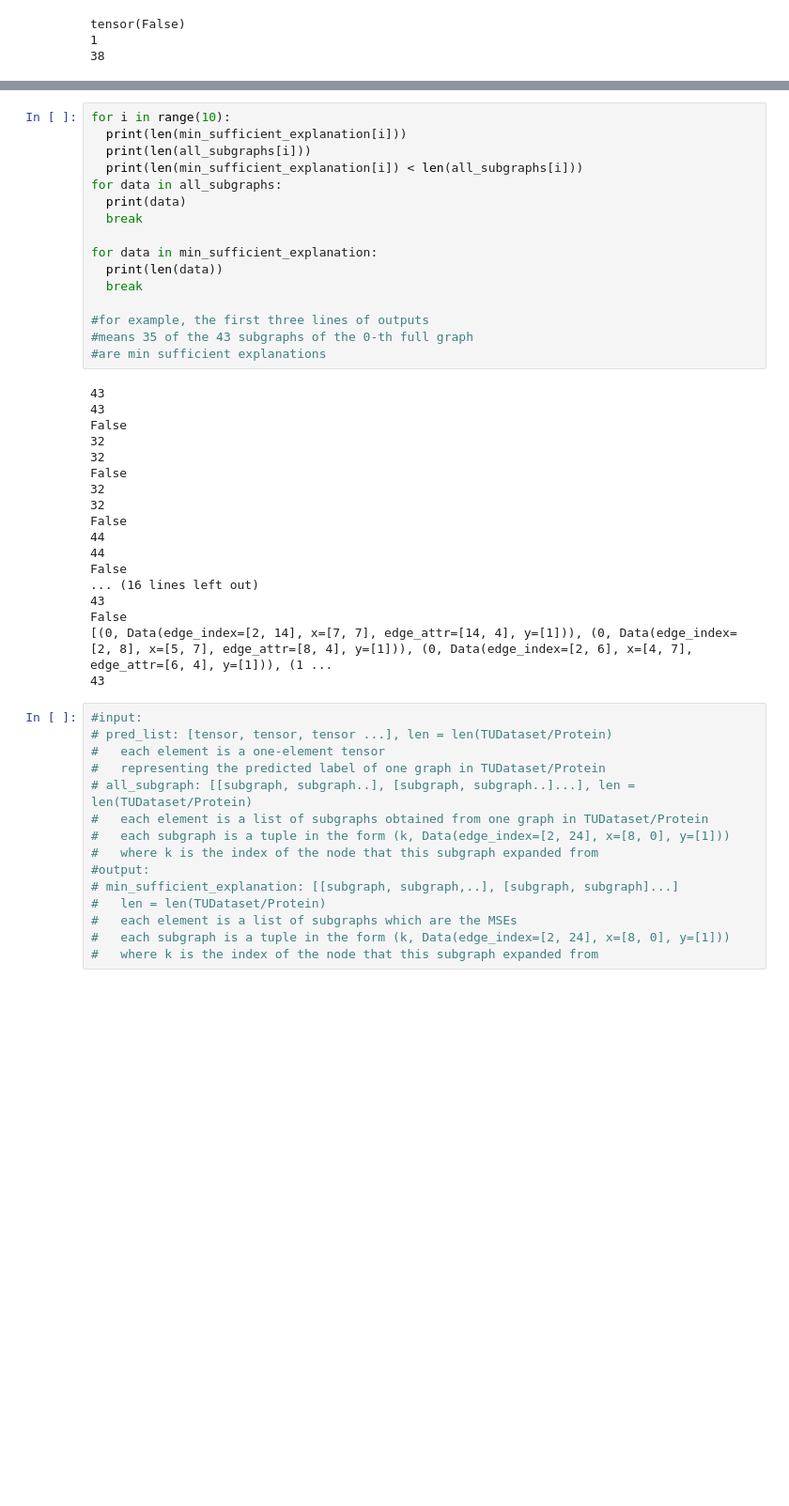
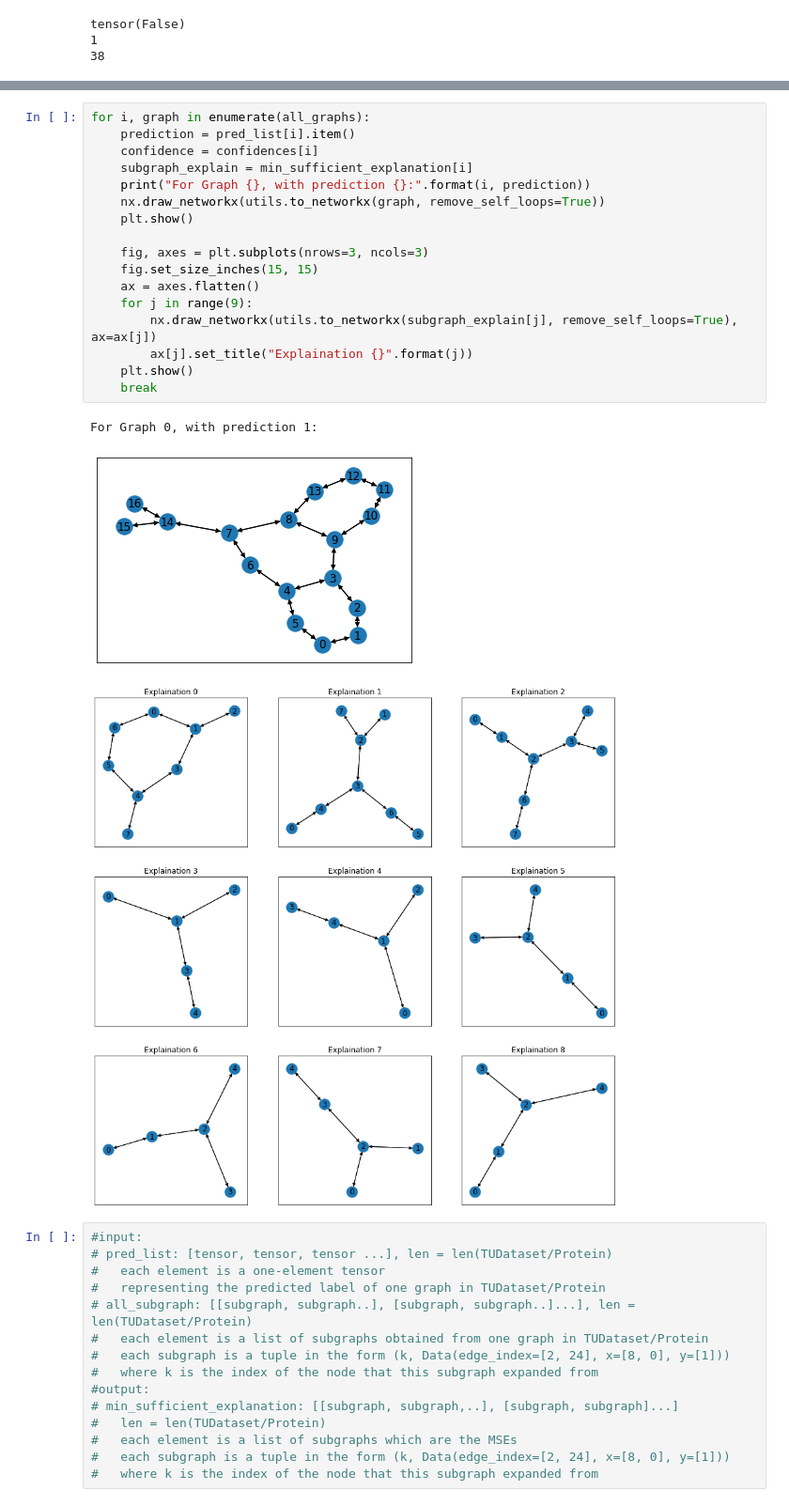
Before and after one commit to ZongyangYue/CS249ExplainGNN, a Jupyter notebook: GCN_MUTAG.ipynb, the cells around one changed output, grey strips where cells are left out. Shown at 94% size. Cells and saved outputs as stored; diff of their text form; blank space fills up the shorter version.

```diff
--- a/GCN_MUTAG.ipynb
+++ b/GCN_MUTAG.ipynb
@@ -331,37 +341,24 @@ for idx, data_collection in enumerate(tqdm.tqdm(all_subgraphs)):
-# %%
-for i in range(10):
-  print(len(min_sufficient_explanation[i]))
-  print(len(all_subgraphs[i]))
-  print(len(min_sufficient_explanation[i]) < len(all_subgraphs[i]))
-for data in all_subgraphs:
-  print(data)
-  break
-
-for data in min_sufficient_explanation:
-  print(len(data))
-  break
-
-#for example, the first three lines of outputs
-#means 35 of the 43 subgraphs of the 0-th full graph
-#are min sufficient explanations
-# %% [output]
-43
-43
-False
-32
-32
-False
-32
-32
-False
-44
-44
-False
-... (16 lines left out)
-43
-False
-[(0, Data(edge_index=[2, 14], x=[7, 7], edge_attr=[14, 4], y=[1])), (0, Data(edge_index=[2, 8], x=[5, 7], edge_attr=[8, 4], y=[1])), (0, Data(edge_index=[2, 6], x=[4, 7], edge_attr=[6, 4], y=[1])), (1 ...
-43
+# %%
+for i, graph in enumerate(all_graphs):
+    prediction = pred_list[i].item()
+    confidence = confidences[i]
+    subgraph_explain = min_sufficient_explanation[i]
+    print("For Graph {}, with prediction {}:".format(i, prediction))
+    nx.draw_networkx(utils.to_networkx(graph, remove_self_loops=True))
+    plt.show()
+
+    fig, axes = plt.subplots(nrows=3, ncols=3)
+    fig.set_size_inches(15, 15)
+    ax = axes.flatten()
+    for j in range(9):
+        nx.draw_networkx(utils.to_networkx(subgraph_explain[j], remove_self_loops=True), ax=ax[j])
+        ax[j].set_title("Explaination {}".format(j))
+    plt.show()
+    break
+# %% [output]
+For Graph 0, with prediction 1:
+[figure, added]
+[figure, added]
 # %%
 #input:
 # pred_list: [tensor, tensor, tensor ...], len = len(TUDataset/Protein)
```
Also changed, not shown: parts of 7 cells of this notebook, 1 other file.
